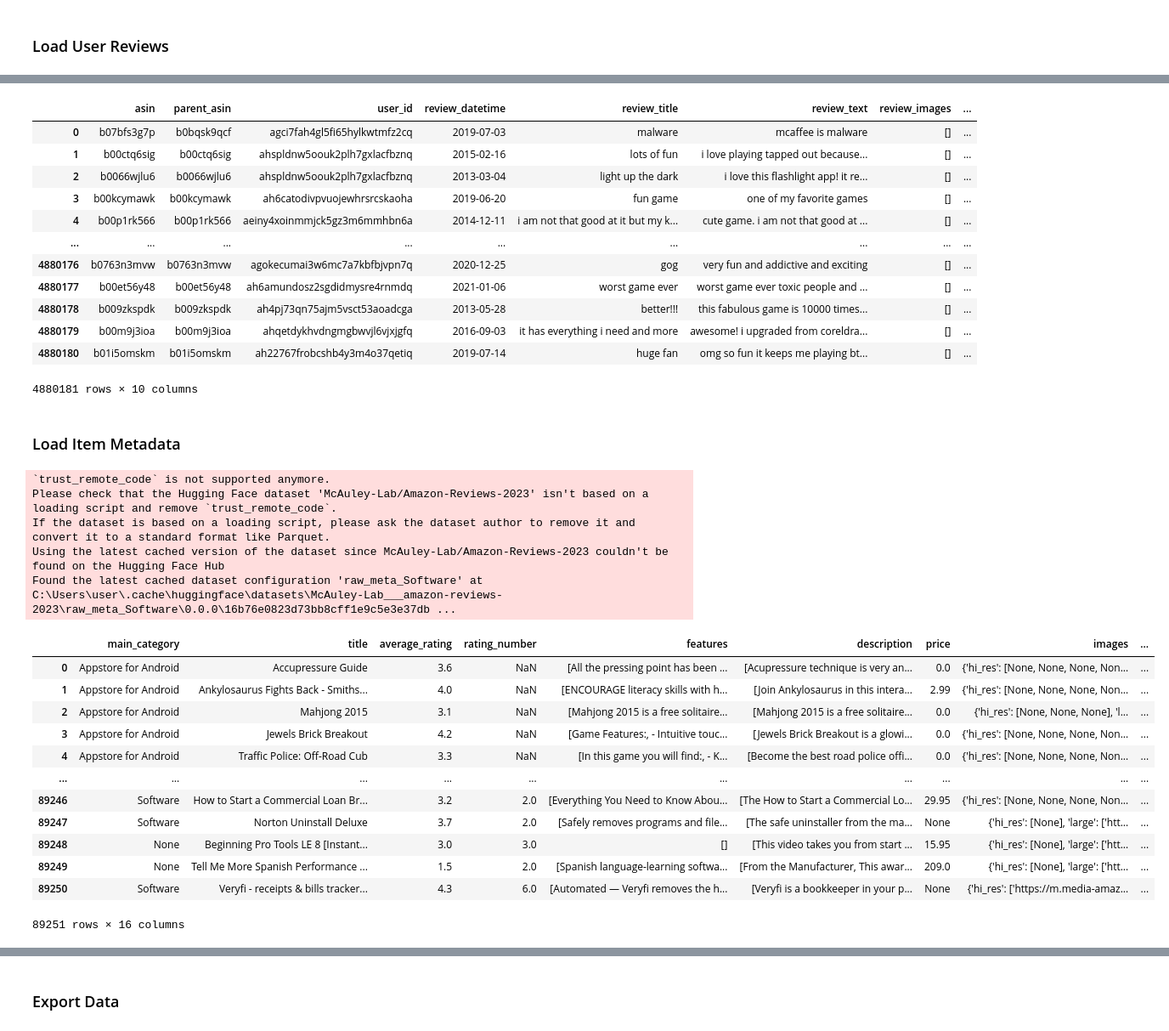
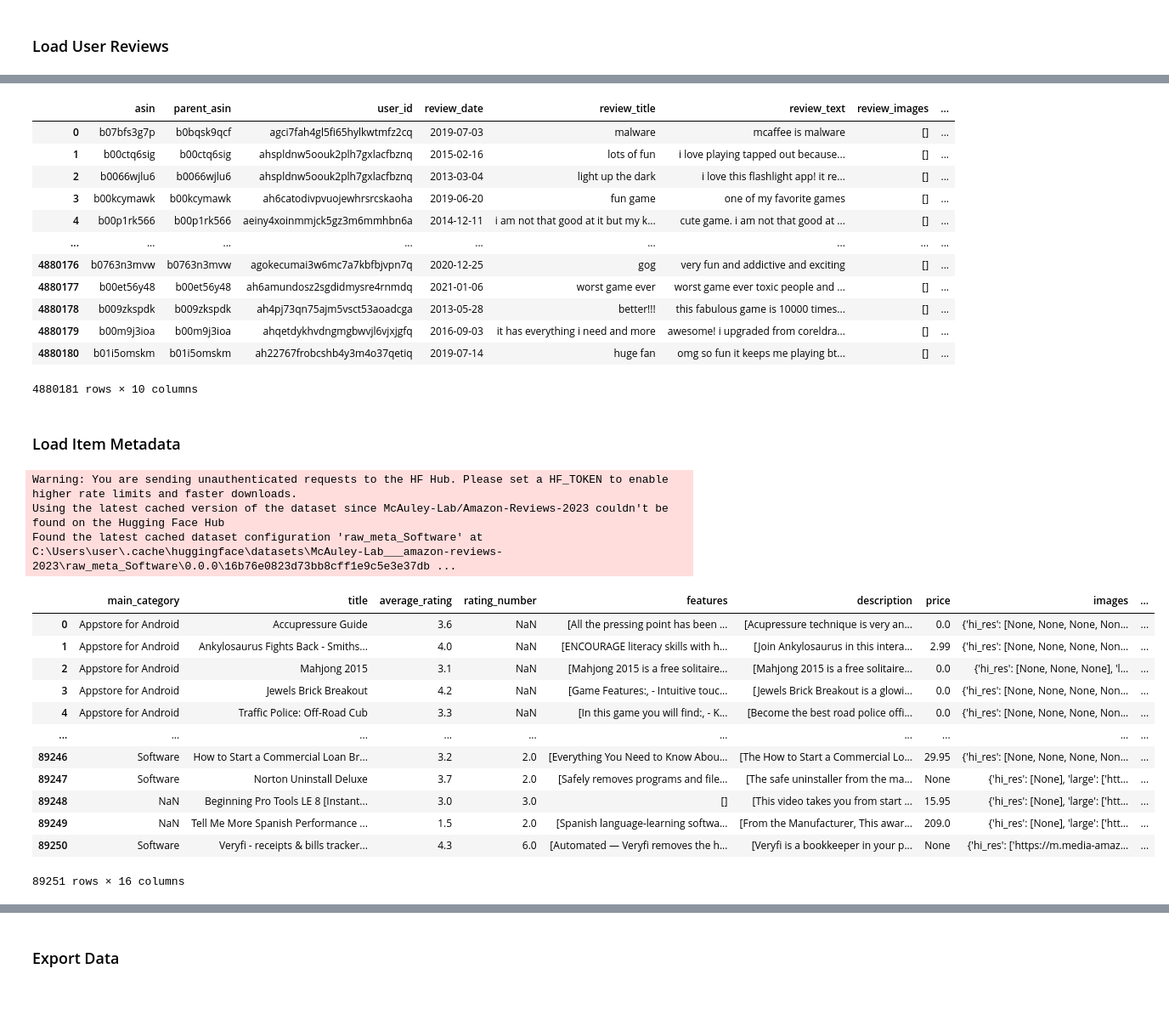
Before and after one commit to mariotey/amozon_etl, a Jupyter notebook: notebook/extract_from_dataset.ipynb, the cells around one changed output, grey strips where cells are left out. Shown at 85% size. Saved outputs shown, nothing was run; the diff lists cells and outputs as text; code cells hidden in the pictures; blank space fills up the shorter version.

```diff
--- a/notebook/extract_from_dataset.ipynb
+++ b/notebook/extract_from_dataset.ipynb
@@ -80,7 +77,7 @@ modified_review_df["images"] = modified_review_df["images"].astype(str)
 modified_review_df["asin"] = modified_review_df["asin"].str.lower()
 modified_review_df["parent_asin"] = modified_review_df["parent_asin"].str.lower()
 modified_review_df["user_id"] = modified_review_df["user_id"].str.lower()
-modified_review_df["datetime"] = pd.to_datetime(modified_review_df["timestamp"], unit="ms").dt.date
+modified_review_df["date"] = pd.to_datetime(modified_review_df["timestamp"], unit="ms").dt.date
 
 # Reorder columns
 modified_review_df = modified_review_df[[
@@ -88,7 +85,7 @@ modified_review_df = modified_review_df[[
     "parent_asin",
     "user_id",
     # "timestamp",
-    "datetime",
+    "date",
     "title",
     "text",
     "images",
@@ -99,7 +96,7 @@ modified_review_df = modified_review_df[[
 
 # Rename columns
 modified_review_df = modified_review_df.rename(columns={
-    "datetime": "review_datetime",
+    "date": "review_date",
     "title": "review_title",
     "text": "review_text",
     "images": "review_images",
@@ -108,7 +105,7 @@ modified_review_df = modified_review_df.rename(columns={
 
 modified_review_df
 # %% [output]
-|  | asin | parent_asin | user_id | review_datetime | review_title | review_text | review_images | ... |
+|  | asin | parent_asin | user_id | review_date | review_title | review_text | review_images | ... |
 | 0 | b07bfs3g7p | b0bqsk9qcf | agci7fah4gl5fi65hylkwtmfz2cq | 2019-07-03 | malware | mcaffee is malware | [] | ... |
 | 1 | b00ctq6sig | b00ctq6sig | ahspldnw5oouk2plh7gxlacfbznq | 2015-02-16 | lots of fun | i love playing tapped out because... | [] | ... |
 | 2 | b0066wjlu6 | b0066wjlu6 | ahspldnw5oouk2plh7gxlacfbznq | 2013-03-04 | light up the dark | i love this flashlight app! it re... | [] | ... |
@@ -135,39 +132,37 @@ modified_review_df
 # - features (list)            -->   Bullet-point format features of the product
 # - description (list)         -->   Description of the product
 # - price (float)              -->   Price in US dollars (at time of crawling)
 # - images (list)              -->   Images of the product. Each image has different sizes (thumb, large,
 #                                    hi_res). The “variant” field shows the position of image
 # - videos (list)              -->   Videos of the product including title and url
 # - store (str)	               -->   Store name of the product
 # - categories (list)	       -->   Hierarchical categories of the product
 # - details (dict)             -->   Product details, including materials, brand, sizes, etc
 # - parent_asin (str)	       -->   Parent ID of the product
 # - bought_together (list)     -->   Recommended bundles from the websites
 #
 #######################################################################################################
 
-meta_dataset = load_dataset(dataset_name,f"raw_meta_{category}", split="full", trust_remote_code=True)
+meta_dataset = load_dataset(dataset_name,f"raw_meta_{category}", split="full")
 
 meta_df = pd.DataFrame(meta_dataset)
 
 meta_df
 # %% [output]
-`trust_remote_code` is not supported anymore.
-Please check that the Hugging Face dataset 'McAuley-Lab/Amazon-Reviews-2023' isn't based on a loading script and remove `trust_remote_code`.
-If the dataset is based on a loading script, please ask the dataset author to remove it and convert it to a standard format like Parquet.
+Warning: You are sending unauthenticated requests to the HF Hub. Please set a HF_TOKEN to enable higher rate limits and faster downloads.
 Using the latest cached version of the dataset since McAuley-Lab/Amazon-Reviews-2023 couldn't be found on the Hugging Face Hub
 Found the latest cached dataset configuration 'raw_meta_Software' at C:\Users\user\.cache\huggingface\datasets\McAuley-Lab___amazon-reviews-2023\raw_meta_Software\0.0.0\16b76e0823d73bb8cff1e9c5e3e37db ...
 |  | main_category | title | average_rating | rating_number | features | description | price | images | ... |
 | 0 | Appstore for Android | Accupressure Guide | 3.6 | NaN | [All the pressing point has been ... | [Acupressure technique is very an... | 0.0 | {'hi_res': [None, None, None, Non... | ... |
 | 1 | Appstore for Android | Ankylosaurus Fights Back - Smiths... | 4.0 | NaN | [ENCOURAGE literacy skills with h... | [Join Ankylosaurus in this intera... | 2.99 | {'hi_res': [None, None, None, Non... | ... |
 | 2 | Appstore for Android | Mahjong 2015 | 3.1 | NaN | [Mahjong 2015 is a free solitaire... | [Mahjong 2015 is a free solitaire... | 0.0 | {'hi_res': [None, None, None], 'l... | ... |
 | 3 | Appstore for Android | Jewels Brick Breakout | 4.2 | NaN | [Game Features:, - Intuitive touc... | [Jewels Brick Breakout is a glowi... | 0.0 | {'hi_res': [None, None, None, Non... | ... |
 | 4 | Appstore for Android | Traffic Police: Off-Road Cub | 3.3 | NaN | [In this game you will find:, - K... | [Become the best road police offi... | 0.0 | {'hi_res': [None, None, None, Non... | ... |
 | ... | ... | ... | ... | ... | ... | ... | ... | ... | ... |
 | 89246 | Software | How to Start a Commercial Loan Br... | 3.2 | 2.0 | [Everything You Need to Know Abou... | [The How to Start a Commercial Lo... | 29.95 | {'hi_res': [None, None, None, Non... | ... |
 | 89247 | Software | Norton Uninstall Deluxe | 3.7 | 2.0 | [Safely removes programs and file... | [The safe uninstaller from the ma... | None | {'hi_res': [None], 'large': ['htt... | ... |
-| 89248 | None | Beginning Pro Tools LE 8 [Instant... | 3.0 | 3.0 | [] | [This video takes you from start ... | 15.95 | {'hi_res': [None], 'large': ['htt... | ... |
-| 89249 | None | Tell Me More Spanish Performance ... | 1.5 | 2.0 | [Spanish language-learning softwa... | [From the Manufacturer, This awar... | 209.0 | {'hi_res': [None], 'large': ['htt... | ... |
+| 89248 | NaN | Beginning Pro Tools LE 8 [Instant... | 3.0 | 3.0 | [] | [This video takes you from start ... | 15.95 | {'hi_res': [None], 'large': ['htt... | ... |
+| 89249 | NaN | Tell Me More Spanish Performance ... | 1.5 | 2.0 | [Spanish language-learning softwa... | [From the Manufacturer, This awar... | 209.0 | {'hi_res': [None], 'large': ['htt... | ... |
 | 89250 | Software | Veryfi - receipts & bills tracker... | 4.3 | 6.0 | [Automated — Veryfi removes the h... | [Veryfi is a bookkeeper in your p... | None | {'hi_res': ['https://m.media-amaz... | ... |
 89251 rows × 16 columns
 # %%
```
Also changed, not shown: parts of 2 cells of this notebook, 11 other files.
